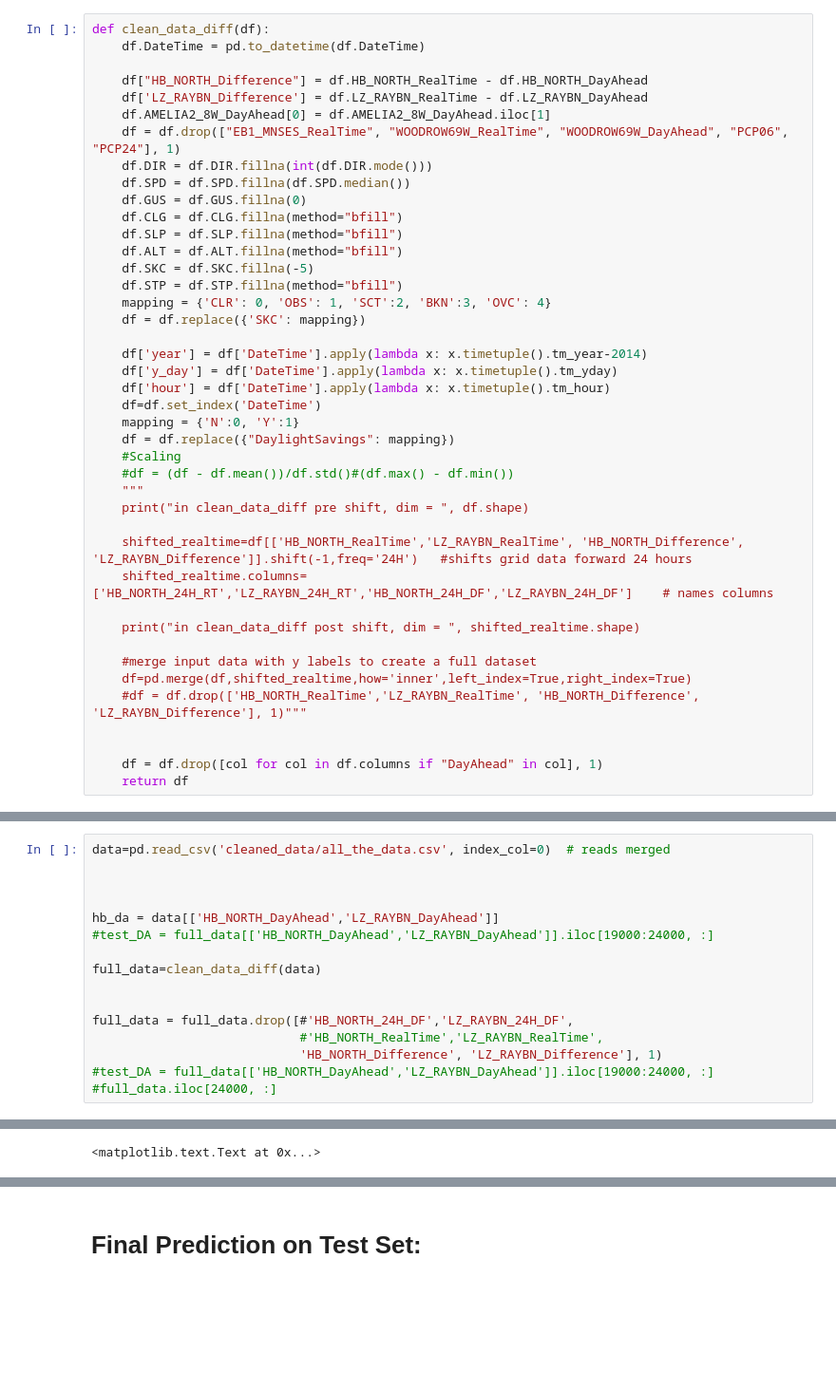
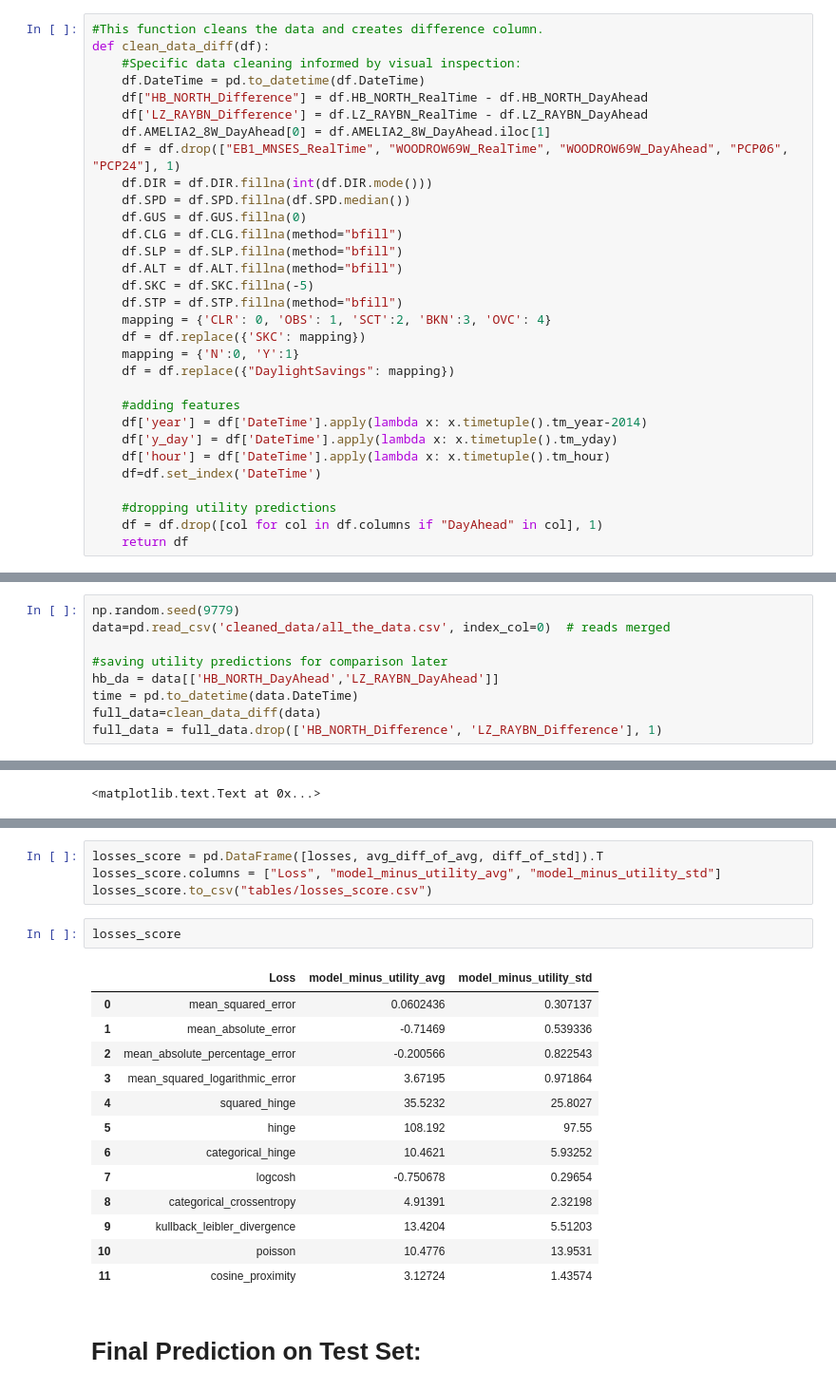
Before and after one commit to nic-mon/DTSL, a Jupyter notebook: liam_files/group_7_final_project.ipynb, the cells around one changed output, grey strips where cells are left out. Shown: that part at 95% size. Drawn from its saved outputs; the diff is of its cells as text; blank space fills up the shorter version.

Commit message:
Committing cleaner notebook and accompanying plots

```diff
--- a/liam_files/group_7_final_project.ipynb
+++ b/liam_files/group_7_final_project.ipynb
@@ -82,7 +41,8 @@ def clean_data(data):
 # %%
+#This function cleans the data and creates difference column.
 def clean_data_diff(df):
+    #Specific data cleaning informed by visual inspection:
     df.DateTime = pd.to_datetime(df.DateTime)
-
     df["HB_NORTH_Difference"] = df.HB_NORTH_RealTime - df.HB_NORTH_DayAhead
     df['LZ_RAYBN_Difference'] = df.LZ_RAYBN_RealTime - df.LZ_RAYBN_DayAhead
     df.AMELIA2_8W_DayAhead[0] = df.AMELIA2_8W_DayAhead.iloc[1]
@@ -97,28 +57,16 @@ def clean_data_diff(df):
     df.STP = df.STP.fillna(method="bfill")
     mapping = {'CLR': 0, 'OBS': 1, 'SCT':2, 'BKN':3, 'OVC': 4}
     df = df.replace({'SKC': mapping})
+    mapping = {'N':0, 'Y':1}
+    df = df.replace({"DaylightSavings": mapping})
 
+    #adding features
     df['year'] = df['DateTime'].apply(lambda x: x.timetuple().tm_year-2014)
     df['y_day'] = df['DateTime'].apply(lambda x: x.timetuple().tm_yday)
     df['hour'] = df['DateTime'].apply(lambda x: x.timetuple().tm_hour)
     df=df.set_index('DateTime')
-    mapping = {'N':0, 'Y':1}
-    df = df.replace({"DaylightSavings": mapping})
-    #Scaling
-    #df = (df - df.mean())/df.std()#(df.max() - df.min())
-    """
-    print("in clean_data_diff pre shift, dim = ", df.shape)
 
-    shifted_realtime=df[['HB_NORTH_RealTime','LZ_RAYBN_RealTime', 'HB_NORTH_Difference', 'LZ_RAYBN_Difference']].shift(-1,freq='24H')   #shifts grid data forward 24 hours
-    shifted_realtime.columns=['HB_NORTH_24H_RT','LZ_RAYBN_24H_RT','HB_NORTH_24H_DF','LZ_RAYBN_24H_DF']    # names columns
-
-    print("in clean_data_diff post shift, dim = ", shifted_realtime.shape)
-
-    #merge input data with y labels to create a full dataset
-    df=pd.merge(df,shifted_realtime,how='inner',left_index=True,right_index=True)
-    #df = df.drop(['HB_NORTH_RealTime','LZ_RAYBN_RealTime', 'HB_NORTH_Difference', 'LZ_RAYBN_Difference'], 1)"""
-
-
+    #dropping utility predictions
     df = df.drop([col for col in df.columns if "DayAhead" in col], 1)
     return df
 # %%
@@ -163,21 +106,14 @@ def preprocess_data(data, lookback, final_test):
 # %% [markdown]
 # Loading and cleaning data:
 # %%
+np.random.seed(9779)
 data=pd.read_csv('cleaned_data/all_the_data.csv', index_col=0)  # reads merged
 
-
-
+#saving utility predictions for comparison later
 hb_da = data[['HB_NORTH_DayAhead','LZ_RAYBN_DayAhead']]
-#test_DA = full_data[['HB_NORTH_DayAhead','LZ_RAYBN_DayAhead']].iloc[19000:24000, :]
-
+time = pd.to_datetime(data.DateTime)
 full_data=clean_data_diff(data)
-
-
-full_data = full_data.drop([#'HB_NORTH_24H_DF','LZ_RAYBN_24H_DF',
-                            #'HB_NORTH_RealTime','LZ_RAYBN_RealTime',
-                            'HB_NORTH_Difference', 'LZ_RAYBN_Difference'], 1)
-#test_DA = full_data[['HB_NORTH_DayAhead','LZ_RAYBN_DayAhead']].iloc[19000:24000, :]
-#full_data.iloc[24000, :]
+full_data = full_data.drop(['HB_NORTH_Difference', 'LZ_RAYBN_Difference'], 1)
 # %% [output]
 A value is trying to be set on a copy of a slice from a DataFrame
 
@@ -395,2 +290,22 @@ dim x_train:  (23999, 1, 70) dim y_train:  (23999, 2) dim x_test:  (4626, 1, 70)
+# %%
+losses_score = pd.DataFrame([losses, avg_diff_of_avg, diff_of_std]).T
+losses_score.columns = ["Loss", "model_minus_utility_avg", "model_minus_utility_std"]
+losses_score.to_csv("tables/losses_score.csv")
+# %%
+losses_score
+# %% [output]
+|  | Loss | model_minus_utility_avg | model_minus_utility_std |
+| 0 | mean_squared_error | 0.0602436 | 0.307137 |
+| 1 | mean_absolute_error | -0.71469 | 0.539336 |
+| 2 | mean_absolute_percentage_error | -0.200566 | 0.822543 |
+| 3 | mean_squared_logarithmic_error | 3.67195 | 0.971864 |
+| 4 | squared_hinge | 35.5232 | 25.8027 |
+| 5 | hinge | 108.192 | 97.55 |
+| 6 | categorical_hinge | 10.4621 | 5.93252 |
+| 7 | logcosh | -0.750678 | 0.29654 |
+| 8 | categorical_crossentropy | 4.91391 | 2.32198 |
+| 9 | kullback_leibler_divergence | 13.4204 | 5.51203 |
+| 10 | poisson | 10.4776 | 13.9531 |
+| 11 | cosine_proximity | 3.12724 | 1.43574 |
 # %% [markdown]
 # Final Prediction on Test Set:
```
Also changed, not shown: parts of 20 cells of this notebook, 8 other files.
